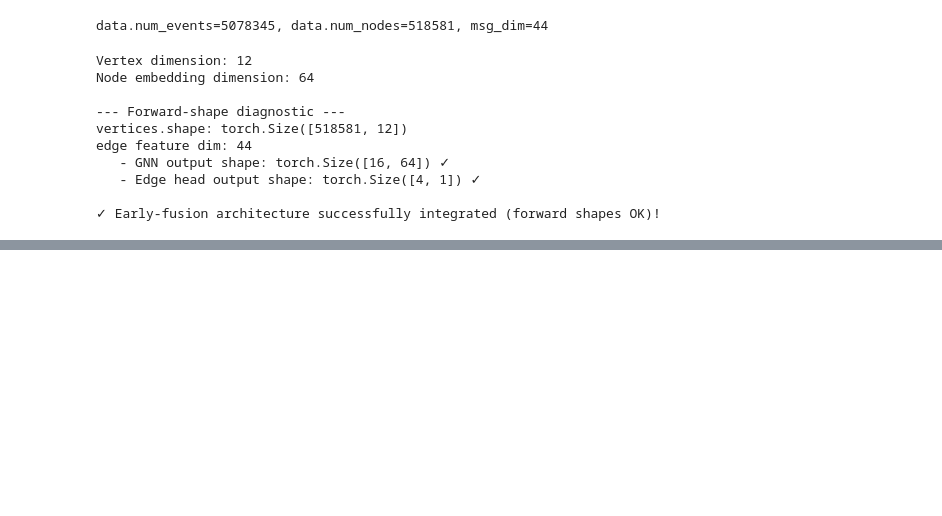
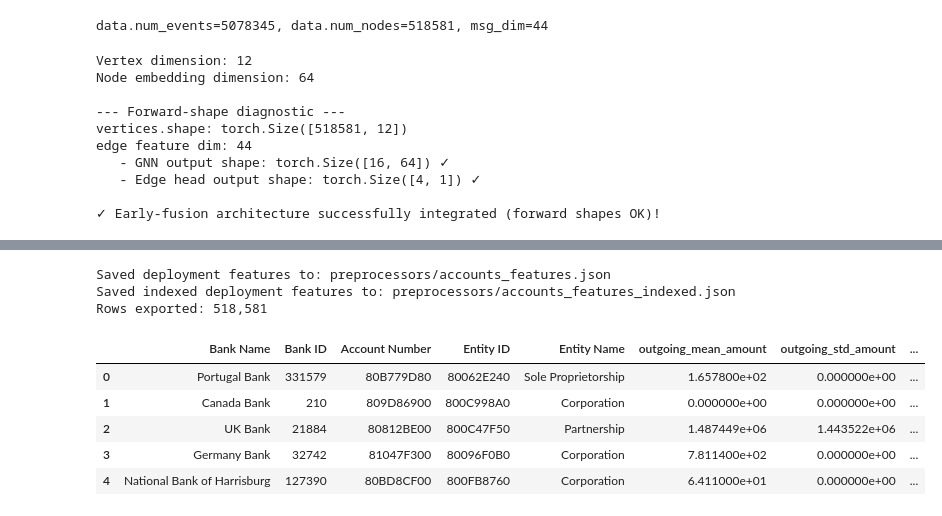
Before and after one commit to Darrellcr/Money-Laundering-Detection, a Jupyter notebook: training_TGNAnomaly.ipynb, the cells around one changed output, grey strips where cells are left out. Cells and saved outputs as stored; diff of their text form; code cells hidden in the pictures; blank space fills up the shorter version.

```diff
--- a/training_TGNAnomaly.ipynb
+++ b/training_TGNAnomaly.ipynb
@@ -695,0 +835,35 @@ Validation threshold: 0.7821 | PR AUC: 0.0108 | ROC AUC: 0.7565 | F1: 0.0404
+# %%
+# Export engineered account-level features for deployment use
+if "accounts_feats" not in globals():
+    raise RuntimeError("Run the feature engineering cells first so `accounts_feats` exists.")
+
+export_dir = artifact_dir
+export_dir.mkdir(parents=True, exist_ok=True)
+
+# 1) Human-readable JSON records
+accounts_features_json_path = export_dir / "accounts_features.json"
+accounts_feats.to_json(accounts_features_json_path, orient="records", indent=2, date_format="iso")
+
+# 2) Keyed JSON for fast lookup by account index at inference time
+indexed_accounts_features = accounts_feats.copy()
+indexed_accounts_features["account_idx"] = indexed_accounts_features.apply(
+    lambda row: account_to_idx.get((row["Bank ID"], row["Account Number"])), axis=1
+)
+indexed_accounts_features = indexed_accounts_features.sort_values("account_idx").reset_index(drop=True)
+accounts_features_indexed_json_path = export_dir / "accounts_features_indexed.json"
+indexed_accounts_features.to_json(accounts_features_indexed_json_path, orient="records", indent=2, date_format="iso")
+
+print(f"Saved deployment features to: {accounts_features_json_path}")
+print(f"Saved indexed deployment features to: {accounts_features_indexed_json_path}")
+print(f"Rows exported: {len(accounts_feats):,}")
+display(indexed_accounts_features.head())
+# %% [output]
+Saved deployment features to: preprocessors/accounts_features.json
+Saved indexed deployment features to: preprocessors/accounts_features_indexed.json
+Rows exported: 518,581
+|  | Bank Name | Bank ID | Account Number | Entity ID | Entity Name | outgoing_mean_amount | outgoing_std_amount | ... |
+| 0 | Portugal Bank | 331579 | 80B779D80 | 80062E240 | Sole Proprietorship | 1.657800e+02 | 0.000000e+00 | ... |
+| 1 | Canada Bank | 210 | 809D86900 | 800C998A0 | Corporation | 0.000000e+00 | 0.000000e+00 | ... |
+| 2 | UK Bank | 21884 | 80812BE00 | 800C47F50 | Partnership | 1.487449e+06 | 1.443522e+06 | ... |
+| 3 | Germany Bank | 32742 | 81047F300 | 80096F0B0 | Corporation | 7.811400e+02 | 0.000000e+00 | ... |
+| 4 | National Bank of Harrisburg | 127390 | 80BD8CF00 | 800FB8760 | Corporation | 6.411000e+01 | 0.000000e+00 | ... |
```
Also changed, not shown: parts of 9 cells of this notebook, 1 other file.
